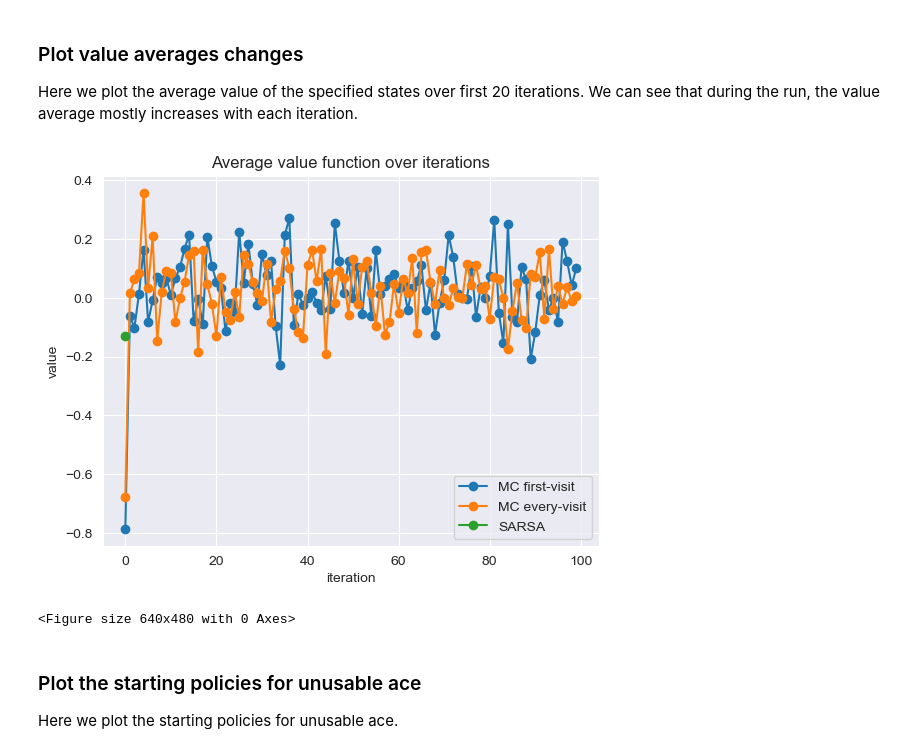
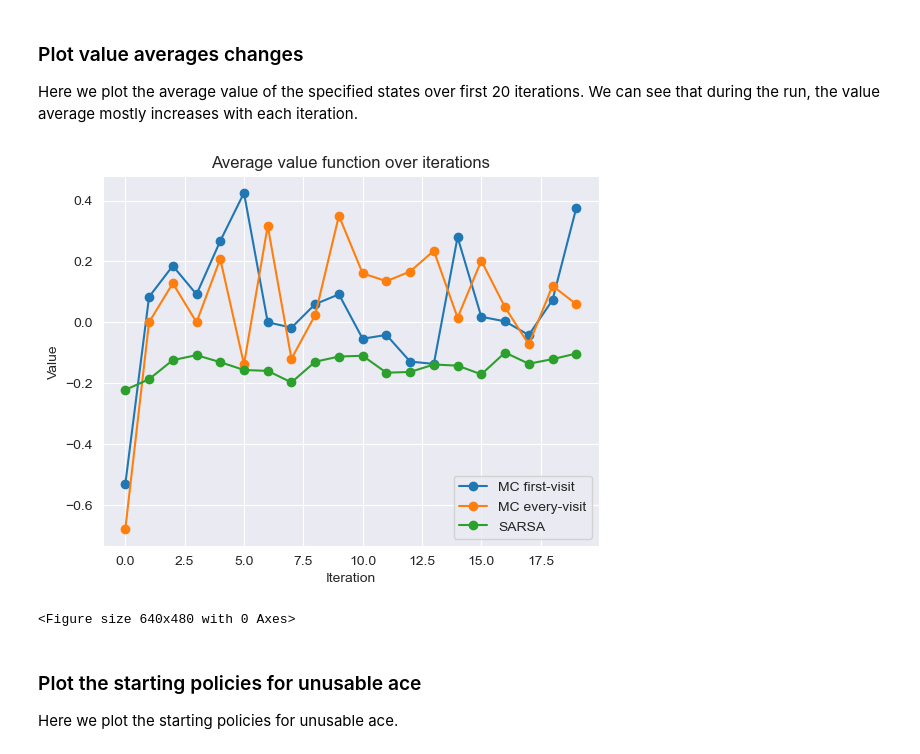
Before and after one commit to PanEyal/RL_Class, a Jupyter notebook: Assignment 2/Assignment 2 - notebook.ipynb, the cells around one changed output. Cells and saved outputs as stored; diff of their text form; code cells hidden in the pictures.

```diff
--- a/Assignment 2/Assignment 2 - notebook.ipynb
+++ b/Assignment 2/Assignment 2 - notebook.ipynb
@@ -24,7 +24,7 @@ If the sampled action results in termination, the transitioned state will be det
 The function prints all non-zero transition probabilities with a 3 decimal accuracy and returns the transition matrix.
 For the sake of keeping the PDF clean, we will not print the transition matrix here.
 # %%
-tr_matrix = transition_matrix(sample_size=10 ** 5, should_print=False)
+tr_matrix = transition_matrix(sample_size=10 ** 6, should_print=False)
 # %% [markdown]
 The reward function returns the already known reward function for the blackjack game that is:
 -> for a terminating state s: R(s) = 1 for win, R(s) = -1 for lose, R(s) = 0 for draw.
@@ -62,17 +62,17 @@ Policy iteration converged after 1 iterations.
 Here we plot the average value of the specified states over first 20 iterations.
 We can see that during the run, the value average mostly increases with each iteration.
 # %%
-plt.plot(np.arange(len(value_avg_1)), value_avg_1, 'o-', label="MC first-visit")
-plt.plot(np.arange(len(value_avg_2)), value_avg_2, 'o-', label="MC every-visit")
-plt.plot(np.arange(len(value_avg_3)), value_avg_3, 'o-', label="SARSA")
+plt.plot(np.arange(min(20, len(value_avg_1))), value_avg_1[:20], 'o-', label="MC first-visit")
+plt.plot(np.arange(min(20, len(value_avg_2))), value_avg_2[:20], 'o-', label="MC every-visit")
+plt.plot(np.arange(min(20, len(value_avg_3))), value_avg_3[:20], 'o-', label="SARSA")
 plt.title("Average value function over iterations")
-plt.xlabel("iteration")
-plt.ylabel("value")
+plt.xlabel("Iteration")
+plt.ylabel("Value")
 plt.legend()
 plt.show()
 plt.clf()
 # %% [output]
-[figure, old version]
+[figure, new version]
 <Figure size 640x480 with 0 Axes>
 # %% [markdown]
 ### Plot the starting policies for unusable ace
```
Also changed, not shown: parts of 4 cells of this notebook, 1 other file.
